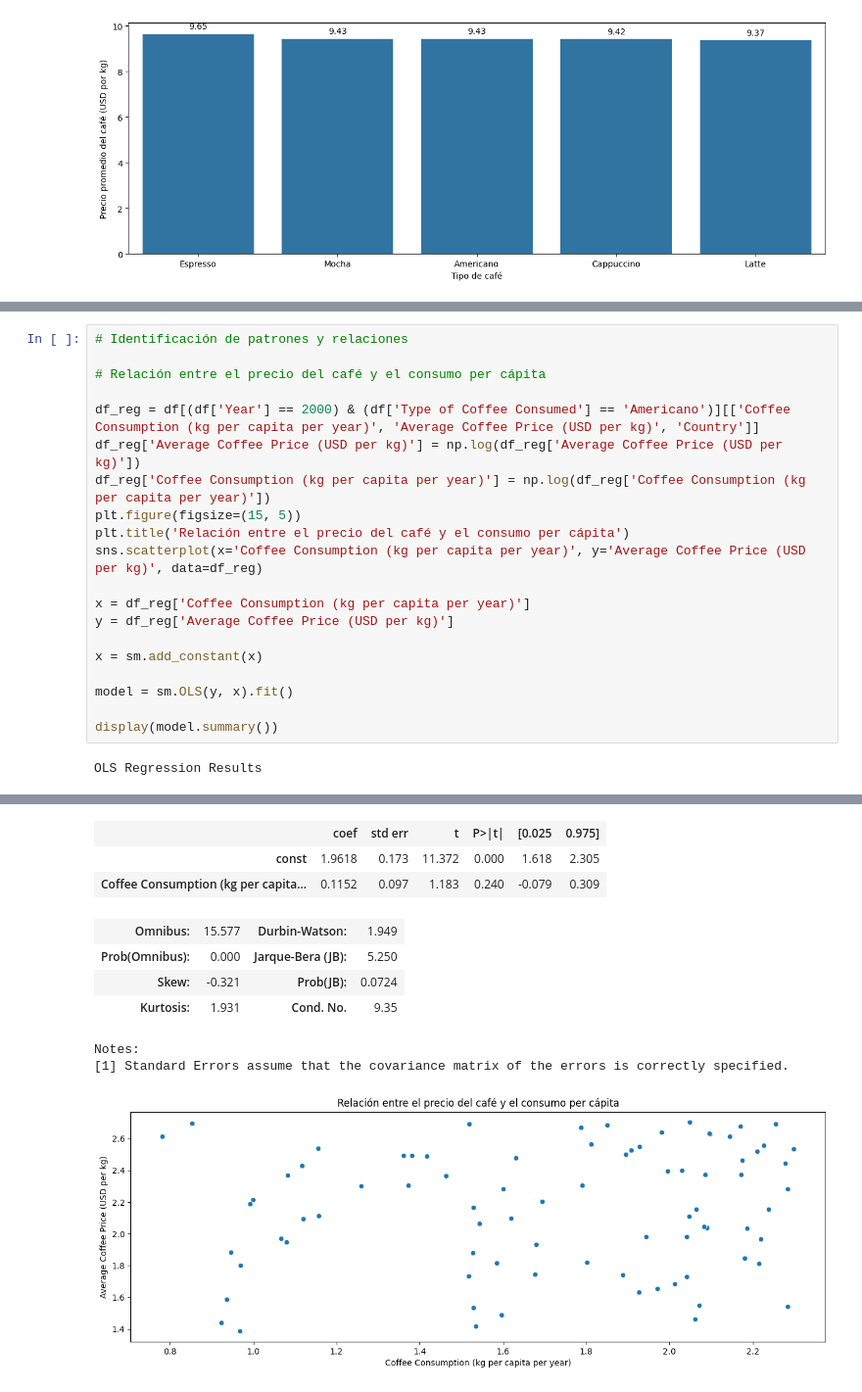
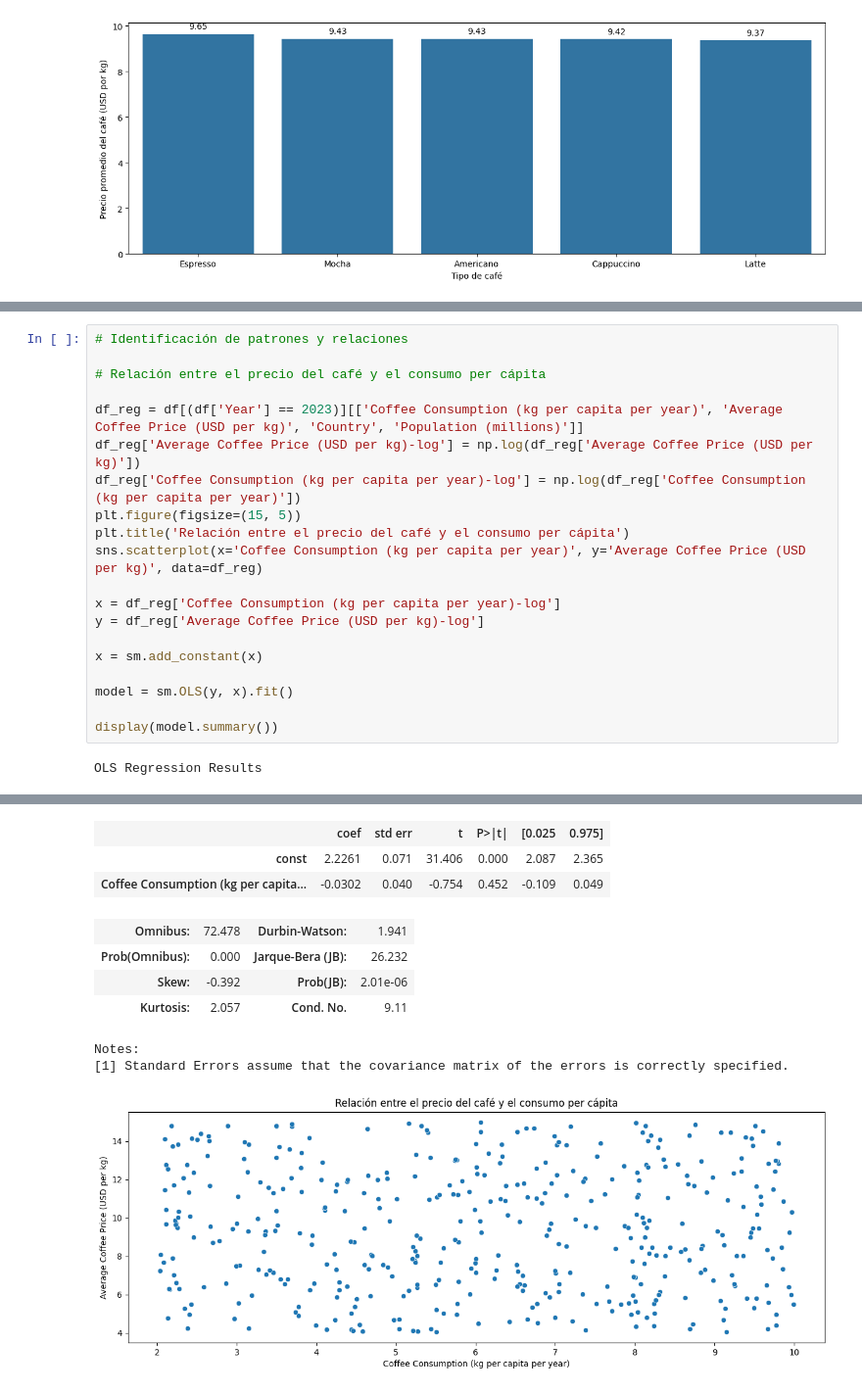
Before and after one commit to musanchez/ADFD, a Jupyter notebook: adfd.ipynb, the cells around one changed output, grey strips where cells are left out. Shown at 98% size. Cells and saved outputs as stored; diff of their text form.

```diff
--- a/adfd.ipynb
+++ b/adfd.ipynb
@@ -181,15 +164,15 @@ sns.lineplot(x='Year', y='Coffee Consumption (kg per capita per year)', data=yea
 
 # Relación entre el precio del café y el consumo per cápita
 
-df_reg = df[(df['Year'] == 2000) & (df['Type of Coffee Consumed'] == 'Americano')][['Coffee Consumption (kg per capita per year)', 'Average Coffee Price (USD per kg)', 'Country']]
-df_reg['Average Coffee Price (USD per kg)'] = np.log(df_reg['Average Coffee Price (USD per kg)'])
-df_reg['Coffee Consumption (kg per capita per year)'] = np.log(df_reg['Coffee Consumption (kg per capita per year)'])
+df_reg = df[(df['Year'] == 2023)][['Coffee Consumption (kg per capita per year)', 'Average Coffee Price (USD per kg)', 'Country', 'Population (millions)']]
+df_reg['Average Coffee Price (USD per kg)-log'] = np.log(df_reg['Average Coffee Price (USD per kg)'])
+df_reg['Coffee Consumption (kg per capita per year)-log'] = np.log(df_reg['Coffee Consumption (kg per capita per year)'])
 plt.figure(figsize=(15, 5))
 plt.title('Relación entre el precio del café y el consumo per cápita')
 sns.scatterplot(x='Coffee Consumption (kg per capita per year)', y='Average Coffee Price (USD per kg)', data=df_reg)
 
-x = df_reg['Coffee Consumption (kg per capita per year)']
-y = df_reg['Average Coffee Price (USD per kg)']
+x = df_reg['Coffee Consumption (kg per capita per year)-log']
+y = df_reg['Average Coffee Price (USD per kg)-log']
 
 x = sm.add_constant(x)
 
@@ -208,12 +191,12 @@ OLS Regression Results
 | Df Model: | 1 |  |  |
 | Covariance Type: | nonrobust |  |  |
 |  | coef | std err | t | P>|t| | [0.025 | 0.975] |
-| const | 1.9618 | 0.173 | 11.372 | 0.000 | 1.618 | 2.305 |
-| Coffee Consumption (kg per capita... | 0.1152 | 0.097 | 1.183 | 0.240 | -0.079 | 0.309 |
+| const | 2.2261 | 0.071 | 31.406 | 0.000 | 2.087 | 2.365 |
+| Coffee Consumption (kg per capita... | -0.0302 | 0.040 | -0.754 | 0.452 | -0.109 | 0.049 |
-| Omnibus: | 15.577 | Durbin-Watson: | 1.949 |
-| Prob(Omnibus): | 0.000 | Jarque-Bera (JB): | 5.250 |
-| Skew: | -0.321 | Prob(JB): | 0.0724 |
-| Kurtosis: | 1.931 | Cond. No. | 9.35 |
+| Omnibus: | 72.478 | Durbin-Watson: | 1.941 |
+| Prob(Omnibus): | 0.000 | Jarque-Bera (JB): | 26.232 |
+| Skew: | -0.392 | Prob(JB): | 2.01e-06 |
+| Kurtosis: | 2.057 | Cond. No. | 9.11 |
 Notes:
 [1] Standard Errors assume that the covariance matrix of the errors is correctly specified.
-[figure, old version]
+[figure, new version]
```
Also changed, not shown: parts of 7 cells of this notebook, 1 other file.
